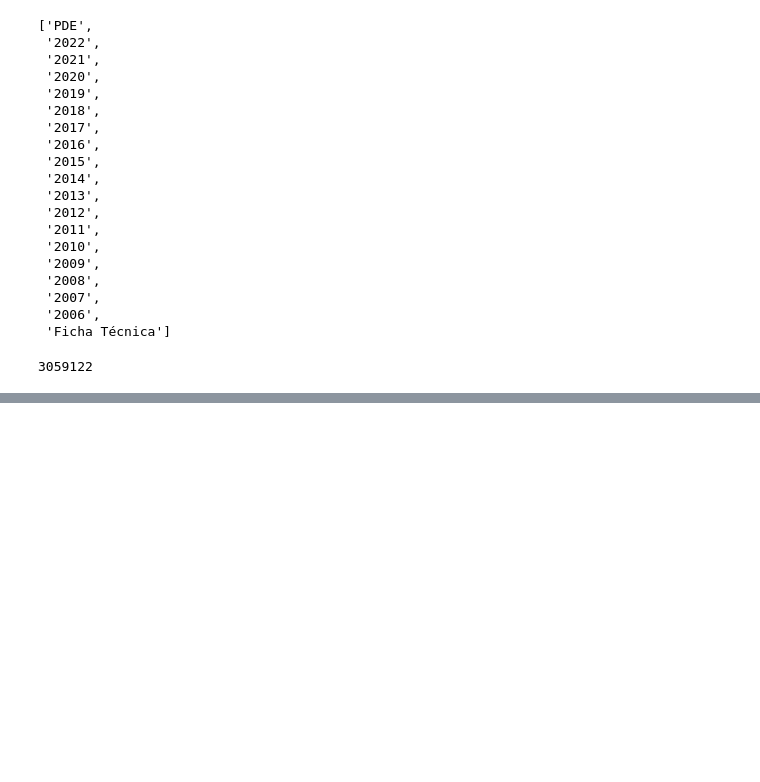
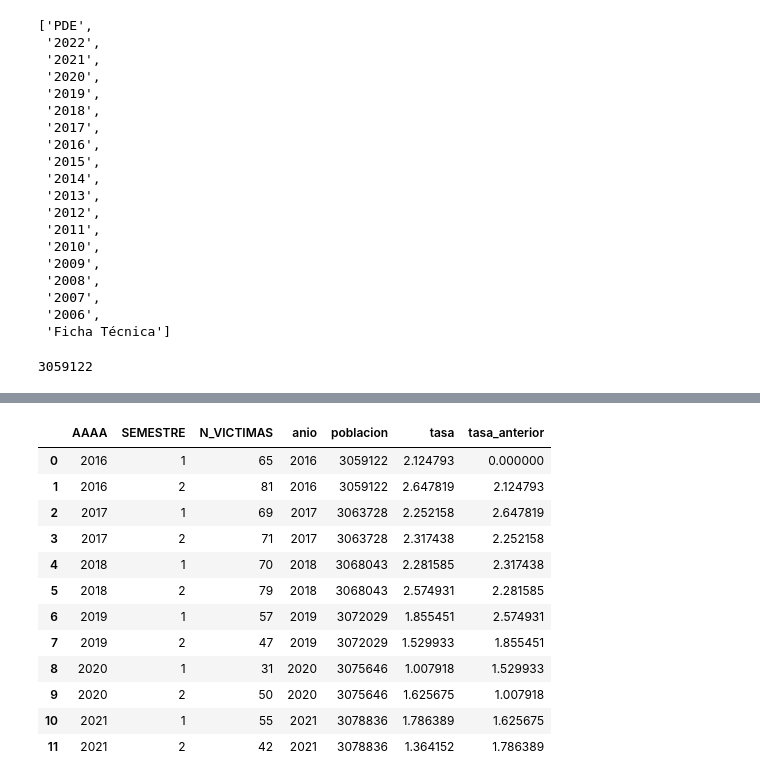
Before and after one commit to tDelbarco/PI_DataAnalytics_Siniestros-Viales, a Jupyter notebook: ETL.ipynb, the cells around one changed output, grey strips where cells are left out. Saved outputs shown, nothing was run; the diff lists cells and outputs as text; code cells hidden in the pictures; blank space fills up the shorter version.

```diff
--- a/ETL.ipynb
+++ b/ETL.ipynb
@@ -62,0 +122,2 @@ pob_BA.to_csv(r"Datasets_adicionales/poblacion_año.csv")
+# %%
+pob_BA["anio"] = pob_BA["anio"].astype(int)
@@ -62,0 +172,16 @@ pob_BA.to_csv(r"Datasets_adicionales/poblacion_año.csv")
+# %%
+df_kpi
+# %% [output]
+|  | AAAA | SEMESTRE | N_VICTIMAS | anio | poblacion | tasa | tasa_anterior |
+| 0 | 2016 | 1 | 65 | 2016 | 3059122 | 2.124793 | 0.000000 |
+| 1 | 2016 | 2 | 81 | 2016 | 3059122 | 2.647819 | 2.124793 |
+| 2 | 2017 | 1 | 69 | 2017 | 3063728 | 2.252158 | 2.647819 |
+| 3 | 2017 | 2 | 71 | 2017 | 3063728 | 2.317438 | 2.252158 |
+| 4 | 2018 | 1 | 70 | 2018 | 3068043 | 2.281585 | 2.317438 |
+| 5 | 2018 | 2 | 79 | 2018 | 3068043 | 2.574931 | 2.281585 |
+| 6 | 2019 | 1 | 57 | 2019 | 3072029 | 1.855451 | 2.574931 |
+| 7 | 2019 | 2 | 47 | 2019 | 3072029 | 1.529933 | 1.855451 |
+| 8 | 2020 | 1 | 31 | 2020 | 3075646 | 1.007918 | 1.529933 |
+| 9 | 2020 | 2 | 50 | 2020 | 3075646 | 1.625675 | 1.007918 |
+| 10 | 2021 | 1 | 55 | 2021 | 3078836 | 1.786389 | 1.625675 |
+| 11 | 2021 | 2 | 42 | 2021 | 3078836 | 1.364152 | 1.786389 |
```
Also changed, not shown: parts of 39 cells of this notebook, 5 other files.
